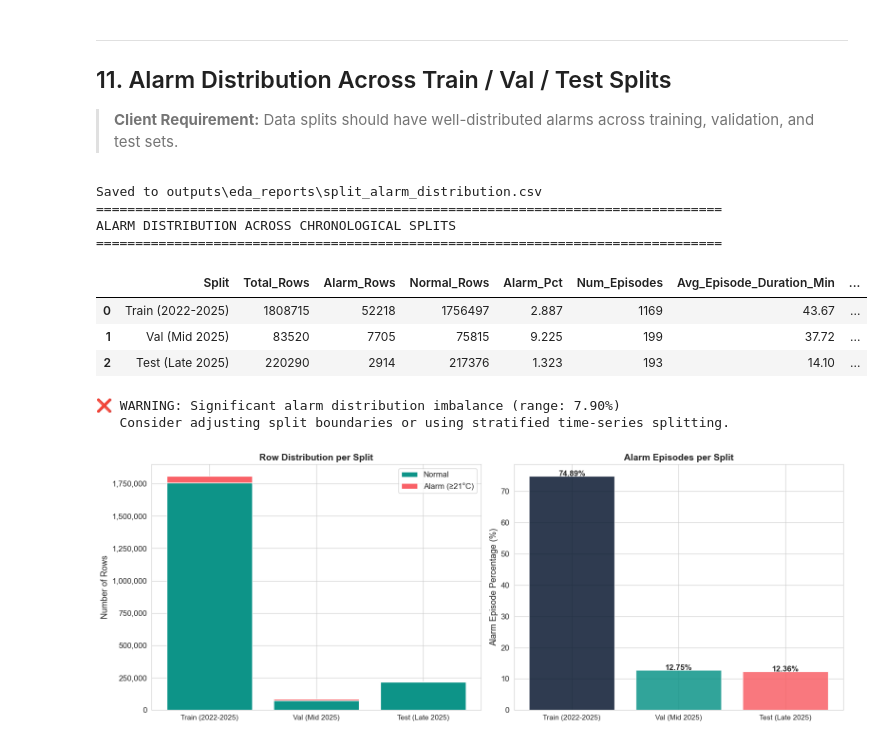
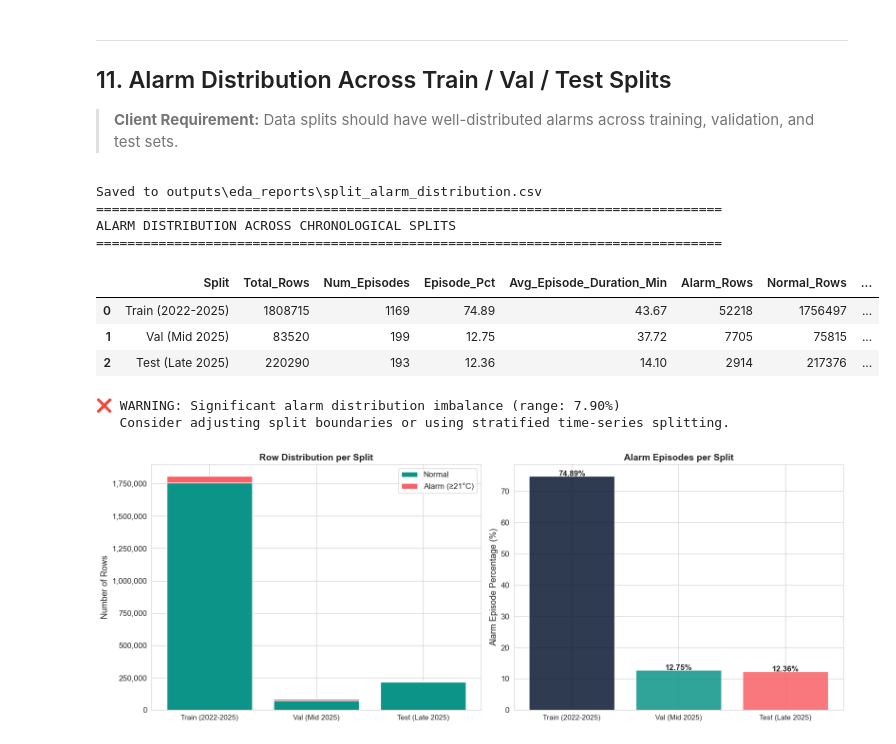
Before and after one commit to arakhajay/temprature_pred_project, a Jupyter notebook: Advanced_EDA_Client.ipynb, the cells around one changed output. Saved outputs shown, nothing was run; the diff lists cells and outputs as text; code cells hidden in the pictures.

```diff
--- a/Advanced_EDA_Client.ipynb
+++ b/Advanced_EDA_Client.ipynb
@@ -1702,6 +1816,7 @@ df_check['in_alarm'] = df_check[TARGET_TAG] >= ALARM_THRESHOLD
 
 # Summary table
 split_summary = []
+total_ep = len(events_sorted)
 for split_name in ['Train (2022-2025)', 'Val (Mid 2025)', 'Test (Late 2025)']:
     subset = df_check[df_check['split'] == split_name]
     alarm_rows = subset['in_alarm'].sum()
@@ -1711,41 +1826,42 @@ for split_name in ['Train (2022-2025)', 'Val (Mid 2025)', 'Test (Late 2025)']:
     split_summary.append({
         'Split': split_name,
         'Total_Rows': total_rows,
-        'Alarm_Rows': alarm_rows,
-        'Normal_Rows': total_rows - alarm_rows,
+        'Num_Episodes': len(ep_subset),
+        'Episode_Pct': round(len(ep_subset) / total_ep * 100, 2) if total_ep > 0 else 0,
+        'Avg_Episode_Duration_Min': round(ep_subset['Duration_Minutes'].mean(), 2) if len(ep_subset) > 0 else 0,
+        'Alarm_Rows': int(alarm_rows),
+        'Normal_Rows': int(total_rows - alarm_rows),
         'Alarm_Pct': round(alarm_rows / total_rows * 100, 3) if total_rows > 0 else 0,
-        'Num_Episodes': len(ep_subset),
-        'Avg_Episode_Duration_Min': round(ep_subset['Duration_Minutes'].mean(), 2) if len(ep_subset) > 0 else 0,
         'Median_Episode_Duration_Min': round(ep_subset['Duration_Minutes'].median(), 2) if len(ep_subset) > 0 else 0
     })
 
 split_df = pd.DataFrame(split_summary)
 save_output_to_csv(split_df, OUTPUT_DIR, "split_alarm_distribution.csv")
 
 print(f"{'='*80}")
 print(f"ALARM DISTRIBUTION ACROSS CHRONOLOGICAL SPLITS")
 print(f"{'='*80}")
 display(split_df)
 
 # Assessment
 alarm_pcts = split_df['Alarm_Pct'].values
 pct_range = max(alarm_pcts) - min(alarm_pcts)
 if pct_range < 1.5:
     print(f"\n✅ GOOD: Alarm percentage is well-distributed (range: {pct_range:.2f}% across splits)")
 elif pct_range < 3.0:
     print(f"\n⚠️ MODERATE: Some variation in alarm distribution (range: {pct_range:.2f}%)")
 else:
     print(f"\n❌ WARNING: Significant alarm distribution imbalance (range: {pct_range:.2f}%)")
     print("   Consider adjusting split boundaries or using stratified time-series splitting.")
 # %% [output]
 Saved to outputs\eda_reports\split_alarm_distribution.csv
 ================================================================================
 ALARM DISTRIBUTION ACROSS CHRONOLOGICAL SPLITS
 ================================================================================
-|  | Split | Total_Rows | Alarm_Rows | Normal_Rows | Alarm_Pct | Num_Episodes | Avg_Episode_Duration_Min | ... |
-| 0 | Train (2022-2025) | 1808715 | 52218 | 1756497 | 2.887 | 1169 | 43.67 | ... |
-| 1 | Val (Mid 2025) | 83520 | 7705 | 75815 | 9.225 | 199 | 37.72 | ... |
-| 2 | Test (Late 2025) | 220290 | 2914 | 217376 | 1.323 | 193 | 14.10 | ... |
+|  | Split | Total_Rows | Num_Episodes | Episode_Pct | Avg_Episode_Duration_Min | Alarm_Rows | Normal_Rows | ... |
+| 0 | Train (2022-2025) | 1808715 | 1169 | 74.89 | 43.67 | 52218 | 1756497 | ... |
+| 1 | Val (Mid 2025) | 83520 | 199 | 12.75 | 37.72 | 7705 | 75815 | ... |
+| 2 | Test (Late 2025) | 220290 | 193 | 12.36 | 14.10 | 2914 | 217376 | ... |
 ❌ WARNING: Significant alarm distribution imbalance (range: 7.90%)
    Consider adjusting split boundaries or using stratified time-series splitting.
 # %%
```
Also changed, not shown: parts of 3 cells of this notebook, 11 other files.
